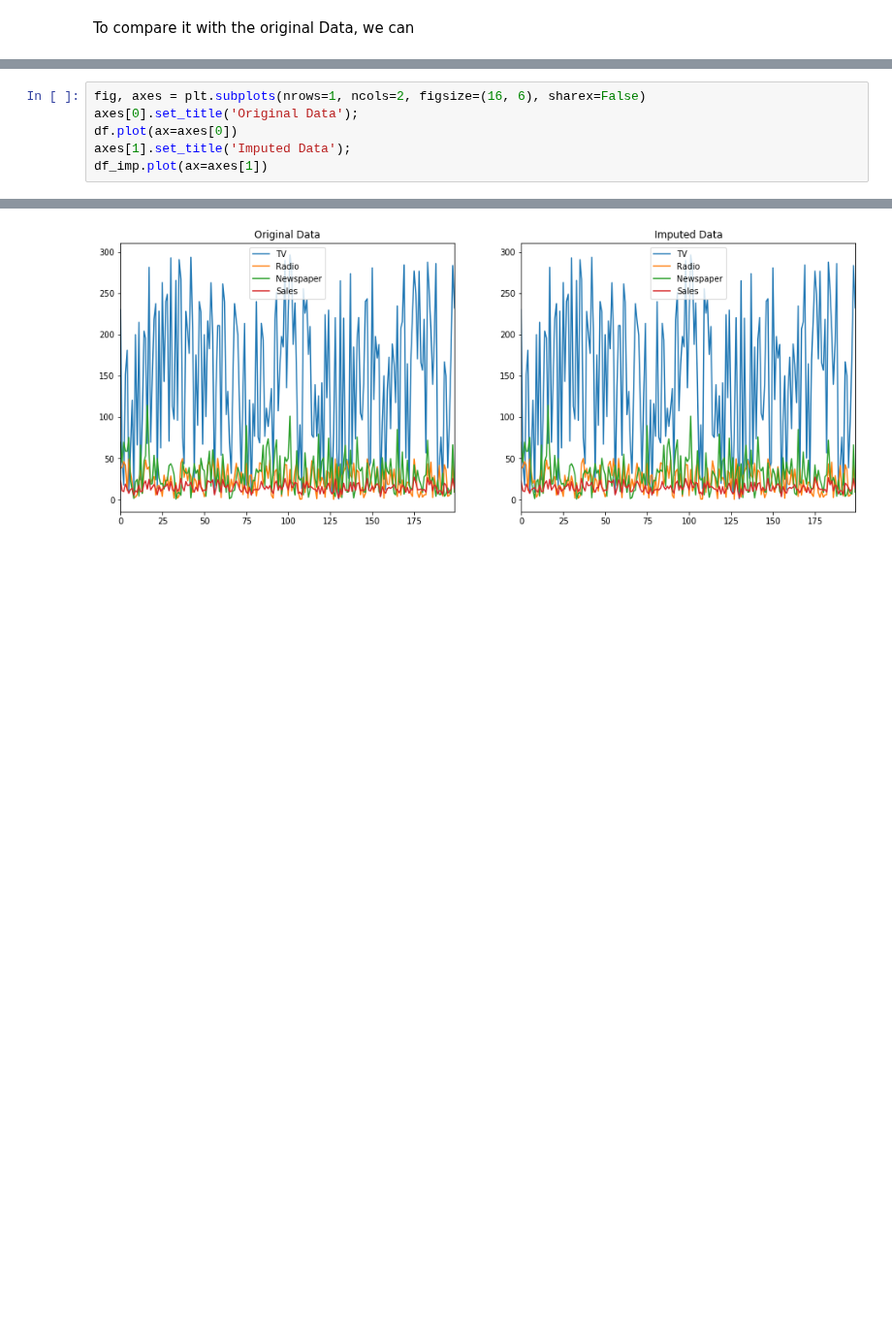
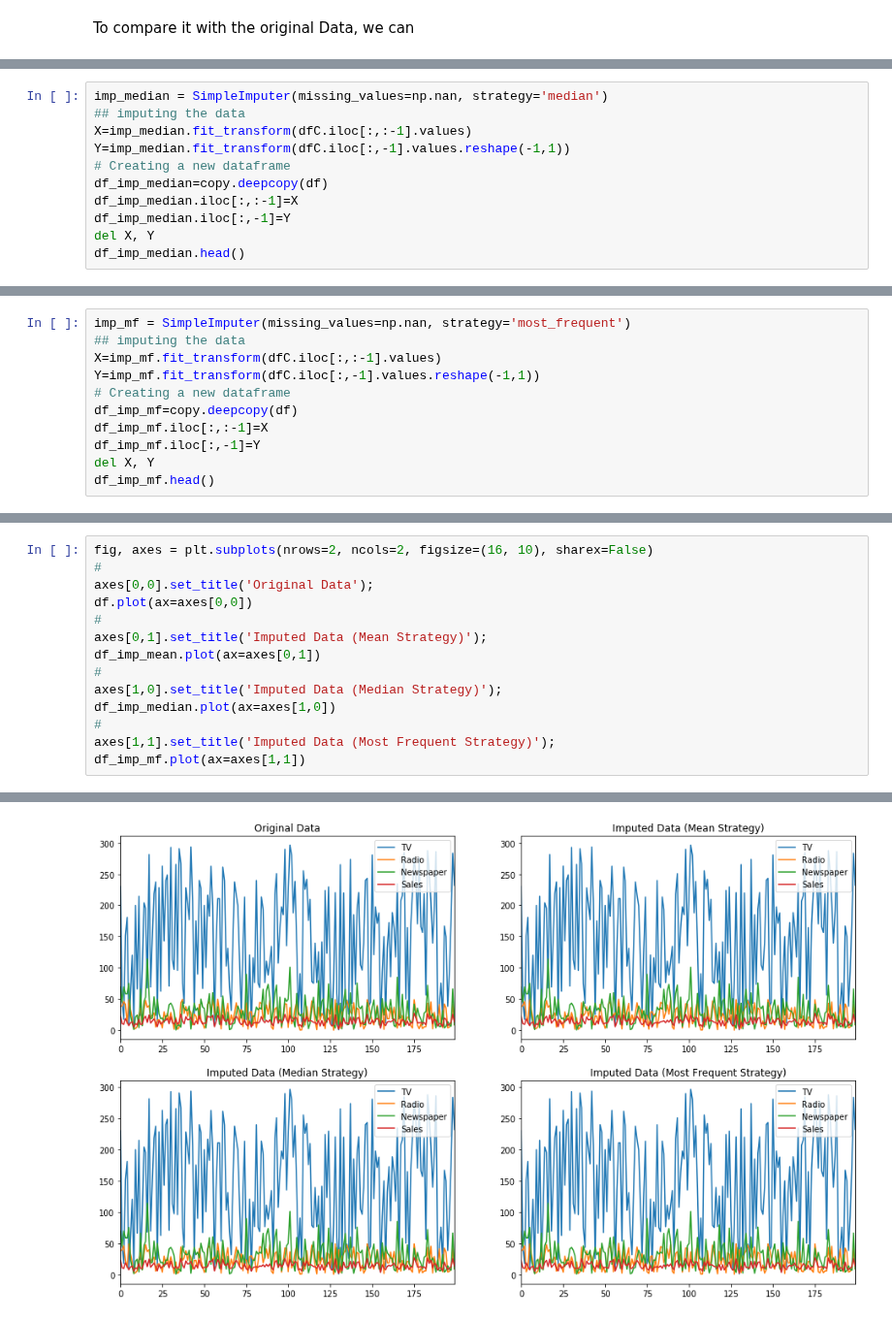
Before and after one commit to HatefDastour/Notes, a Jupyter notebook: Data_Processing/Preprocessing_Data_in_Python.ipynb, the cells around one changed output, grey strips where cells are left out. Shown at 97% size. Cells and saved outputs as stored; diff of their text form; blank space fills up the shorter version.

```diff
--- a/Data_Processing/Preprocessing_Data_in_Python.ipynb
+++ b/Data_Processing/Preprocessing_Data_in_Python.ipynb
@@ -75,0 +94,11 @@ Also,
+# %%
+imp_median = SimpleImputer(missing_values=np.nan, strategy='median')
+## imputing the data
+X=imp_median.fit_transform(dfC.iloc[:,:-1].values)
+Y=imp_median.fit_transform(dfC.iloc[:,-1].values.reshape(-1,1))
+# Creating a new dataframe
+df_imp_median=copy.deepcopy(df)
+df_imp_median.iloc[:,:-1]=X
+df_imp_median.iloc[:,-1]=Y
+del X, Y
+df_imp_median.head()
@@ -75,0 +127,11 @@ Also,
+# %%
+imp_mf = SimpleImputer(missing_values=np.nan, strategy='most_frequent')
+## imputing the data
+X=imp_mf.fit_transform(dfC.iloc[:,:-1].values)
+Y=imp_mf.fit_transform(dfC.iloc[:,-1].values.reshape(-1,1))
+# Creating a new dataframe
+df_imp_mf=copy.deepcopy(df)
+df_imp_mf.iloc[:,:-1]=X
+df_imp_mf.iloc[:,-1]=Y
+del X, Y
+df_imp_mf.head()
@@ -76,9 +181,17 @@ Also,
 # %%
-fig, axes = plt.subplots(nrows=1, ncols=2, figsize=(16, 6), sharex=False)
-axes[0].set_title('Original Data');
-df.plot(ax=axes[0])
-axes[1].set_title('Imputed Data');
-df_imp.plot(ax=axes[1])
+fig, axes = plt.subplots(nrows=2, ncols=2, figsize=(16, 10), sharex=False)
+#
+axes[0,0].set_title('Original Data');
+df.plot(ax=axes[0,0])
+#
+axes[0,1].set_title('Imputed Data (Mean Strategy)');
+df_imp_mean.plot(ax=axes[0,1])
+#
+axes[1,0].set_title('Imputed Data (Median Strategy)');
+df_imp_median.plot(ax=axes[1,0])
+#
+axes[1,1].set_title('Imputed Data (Most Frequent Strategy)');
+df_imp_mf.plot(ax=axes[1,1])
 # %% [output]
 <matplotlib.axes._subplots.AxesSubplot at 0x...>
-[figure, old version]
+[figure, new version]
```
Also changed, not shown: parts of 26 cells of this notebook.
